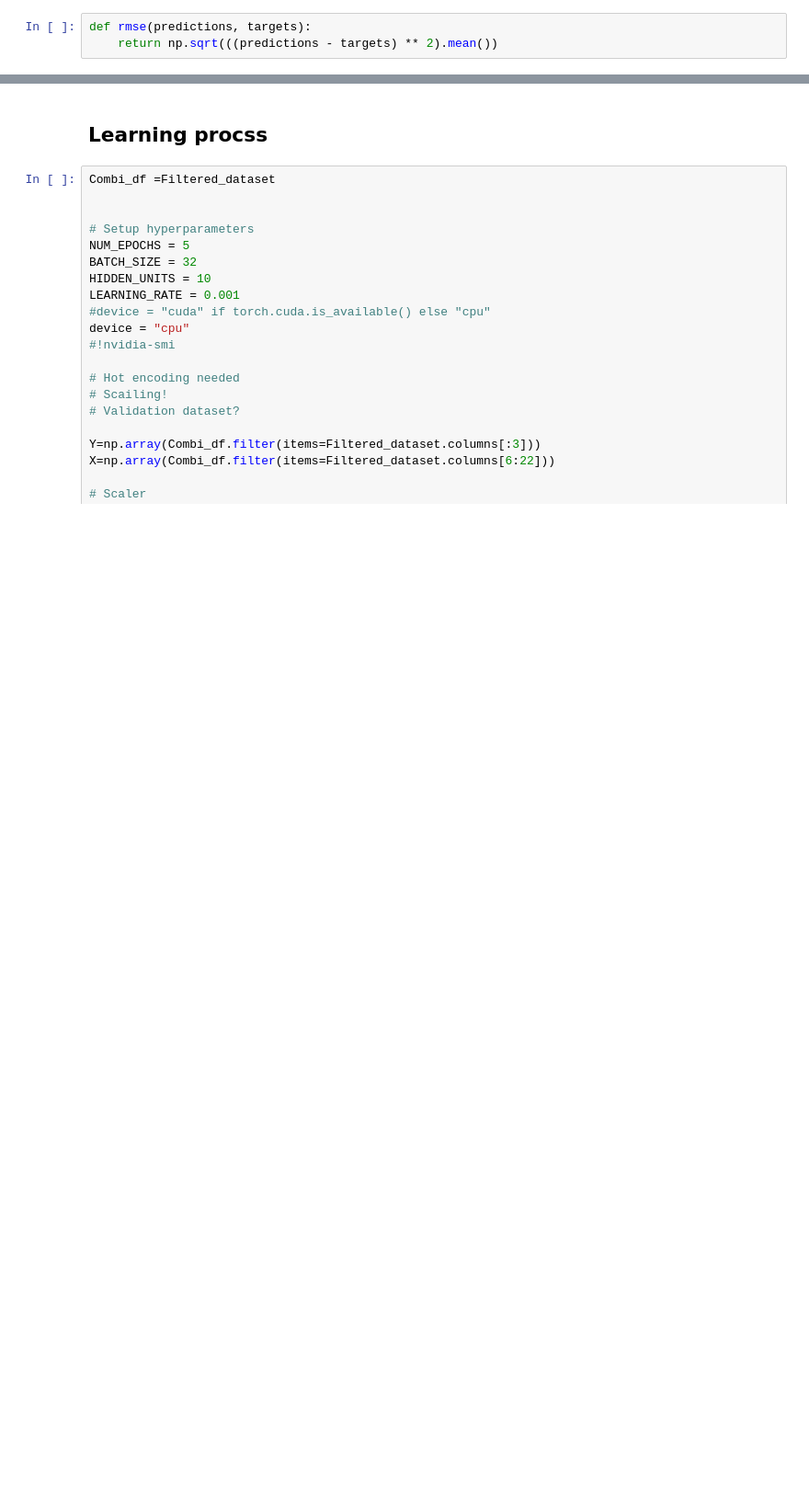
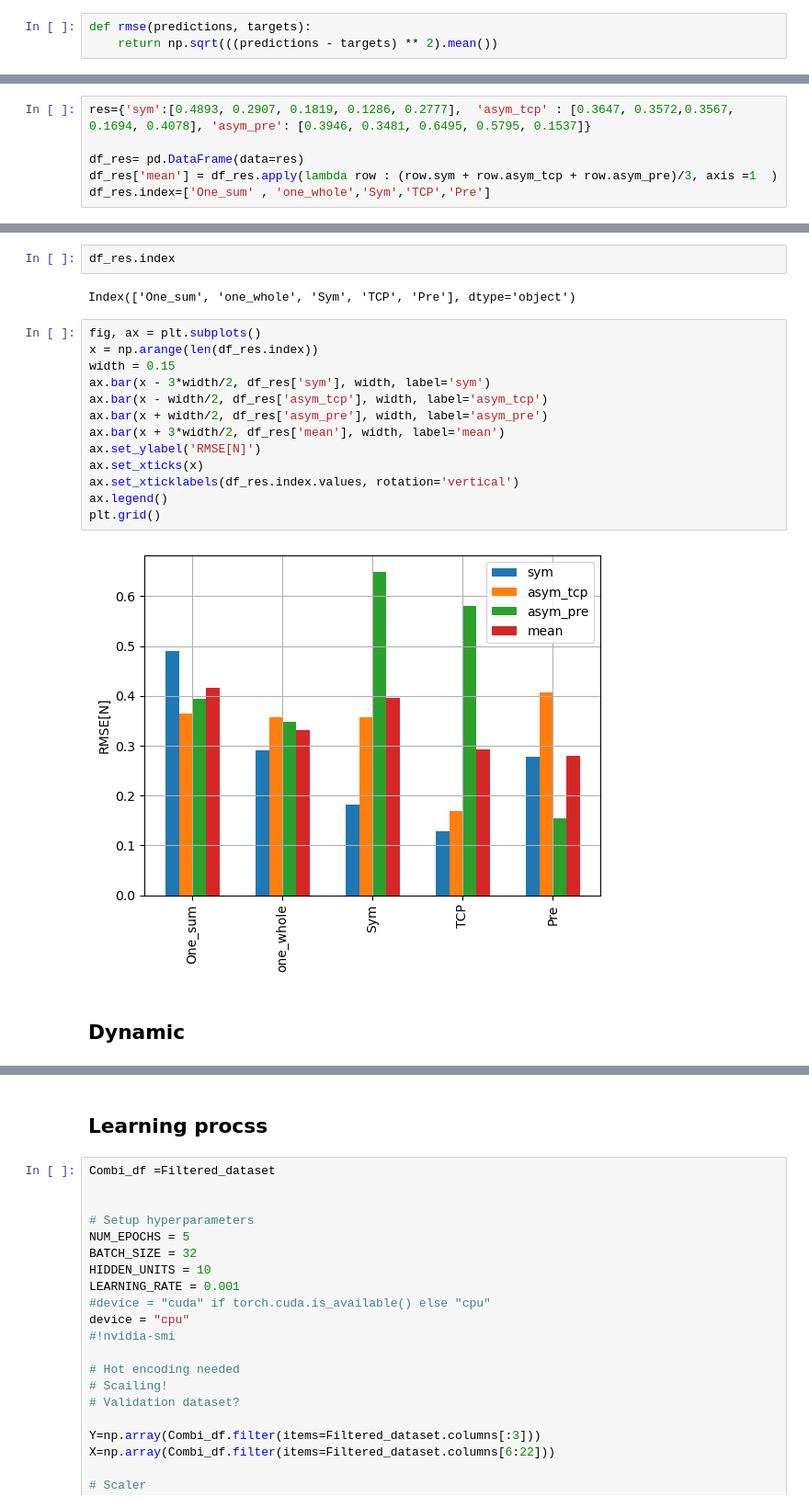
Before and after one commit to hunissweet/External_force, a Jupyter notebook: Nov_3Plotting.ipynb, the cells around one changed output, grey strips where cells are left out. Shown at 92% size. Drawn from its saved outputs; the diff is of its cells as text; blank space fills up the shorter version.

```diff
--- a/Nov_3Plotting.ipynb
+++ b/Nov_3Plotting.ipynb
@@ -656,0 +660,6 @@ rmse(one_entire_pred,Y)
+# %%
+res={'sym':[0.4893, 0.2907, 0.1819, 0.1286, 0.2777],  'asym_tcp' : [0.3647, 0.3572,0.3567, 0.1694, 0.4078], 'asym_pre': [0.3946, 0.3481, 0.6495, 0.5795, 0.1537]}
+
+df_res= pd.DataFrame(data=res)
+df_res['mean'] = df_res.apply(lambda row : (row.sym + row.asym_tcp + row.asym_pre)/3, axis =1  )
+df_res.index=['One_sum' , 'one_whole','Sym','TCP','Pre']
@@ -656,0 +675,21 @@ rmse(one_entire_pred,Y)
+# %%
+df_res.index
+# %% [output]
+Index(['One_sum', 'one_whole', 'Sym', 'TCP', 'Pre'], dtype='object')
+# %%
+fig, ax = plt.subplots()
+x = np.arange(len(df_res.index))
+width = 0.15
+ax.bar(x - 3*width/2, df_res['sym'], width, label='sym')
+ax.bar(x - width/2, df_res['asym_tcp'], width, label='asym_tcp')
+ax.bar(x + width/2, df_res['asym_pre'], width, label='asym_pre')
+ax.bar(x + 3*width/2, df_res['mean'], width, label='mean')
+ax.set_ylabel('RMSE[N]')
+ax.set_xticks(x)
+ax.set_xticklabels(df_res.index.values, rotation='vertical')
+ax.legend()
+plt.grid()
+# %% [output]
+[figure, added]
+# %% [markdown]
+## Dynamic
```
Also changed, not shown: parts of 34 cells of this notebook, 4 other files.
